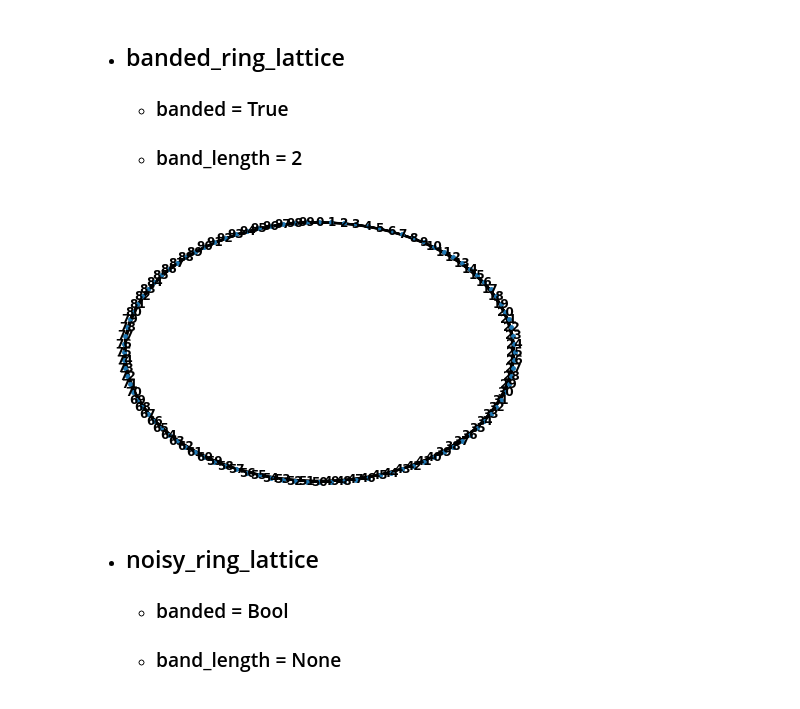
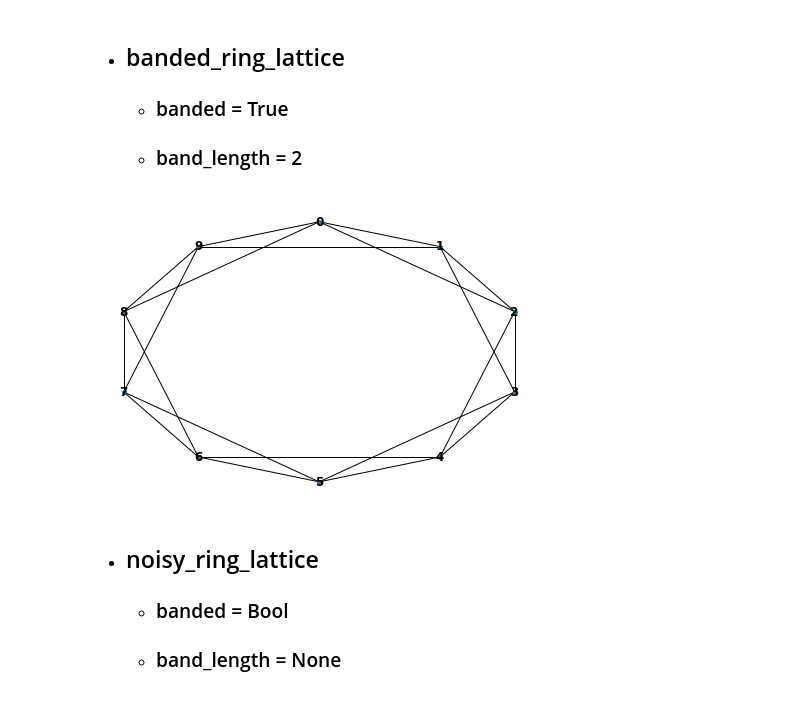
Before and after one commit to ulgenklc/Complex-Contagions, a Jupyter notebook: Excitations_python/geometric_network.ipynb, the cells around one changed output. Drawn from its saved outputs; the diff is of its cells as text; code cells hidden in the pictures.

```diff
--- a/Excitations_python/geometric_network.ipynb
+++ b/Excitations_python/geometric_network.ipynb
@@ -336,11 +337,11 @@ ring_latt.display()
      * ### banded = True
      * ### band_length = 2
 # %%
-n = 100
-banded_ring_latt = geometric_network('ring_lattice', size = n, banded = True, band_length = 5)
+n = 10
+banded_ring_latt = geometric_network('ring_lattice', size = n, banded = True, band_length = 2)
 banded_ring_latt.display()
 # %% [output]
-[figure, old version]
+[figure, new version]
 # %% [markdown]
  *  ## noisy_ring_lattice
      * ### banded = Bool
```
Also changed, not shown: parts of 23 cells of this notebook, 3 other files.
